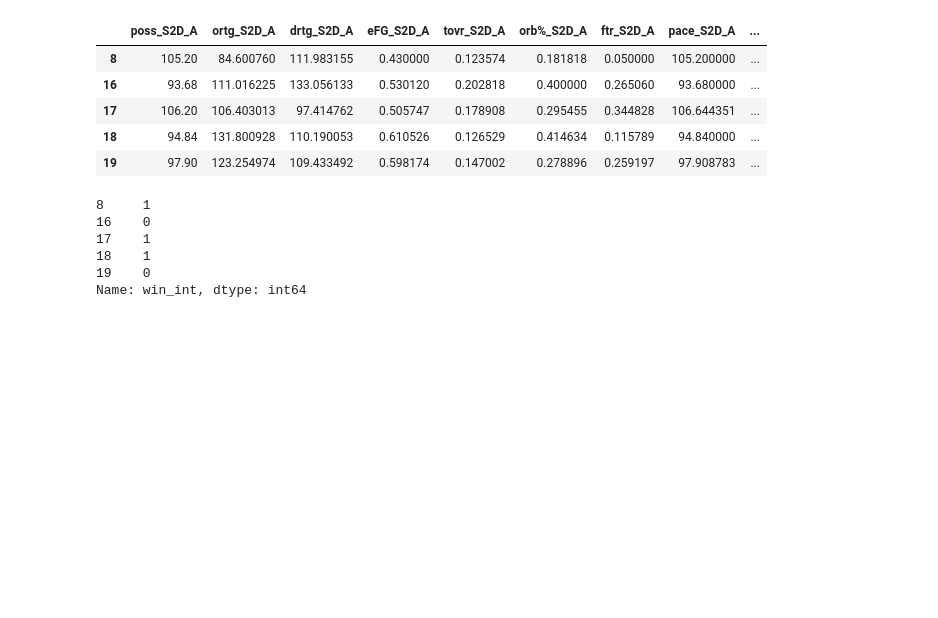
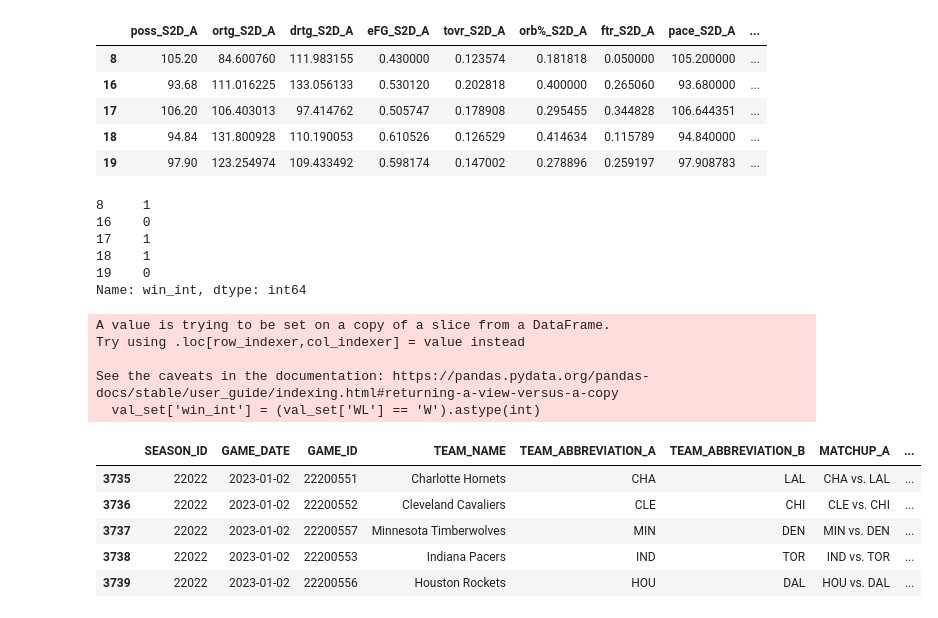
Before and after one commit to jelmani/nba-game-predictor, a Jupyter notebook: notebooks/feature-engineering.ipynb, the cells around one changed output. Cells and saved outputs as stored; diff of their text form; code cells hidden in the pictures; blank space fills up the shorter version.

```diff
--- a/notebooks/feature-engineering.ipynb
+++ b/notebooks/feature-engineering.ipynb
@@ -356,5 +356,7 @@ for s in stats:
 | 35 | 22019 | 1610612737 | ATL | Atlanta Hawks | 21900477 | 2019-12-28 | ATL @ CHI | L | 239 | ... |
 | 55 | 22019 | 1610612737 | ATL | Atlanta Hawks | 21900491 | 2019-12-30 | ATL @ ORL | W | 240 | ... |
 | 83 | 22019 | 1610612737 | ATL | Atlanta Hawks | 21900517 | 2020-01-03 | ATL @ BOS | L | 239 | ... |
+# %%
+all_games_copy["game_day_delta"] = (all_games_copy.groupby(['TEAM_ID','SEASON_ID'], sort=False)["GAME_DATE"].transform(lambda x: x.shift(1).expanding().mean()))
 # %%
 all_games_copy[all_games_copy["TEAM_ABBREVIATION"] == "NYK"]
@@ -525,0 +513,17 @@ Name: win_int, dtype: int64
+# %%
+val_set = feature_set[(feature_set["GAME_DATE"] > "2023") & (feature_set["GAME_DATE"] < "2024")]
+# %%
+val_set['win_int'] = (val_set['WL'] == 'W').astype(int)
+val_set.head()
+# %% [output]
+A value is trying to be set on a copy of a slice from a DataFrame.
+Try using .loc[row_indexer,col_indexer] = value instead
+
+See the caveats in the documentation: https://pandas.pydata.org/pandas-docs/stable/user_guide/indexing.html#returning-a-view-versus-a-copy
+  val_set['win_int'] = (val_set['WL'] == 'W').astype(int)
+|  | SEASON_ID | GAME_DATE | GAME_ID | TEAM_NAME | TEAM_ABBREVIATION_A | TEAM_ABBREVIATION_B | MATCHUP_A | ... |
+| 3735 | 22022 | 2023-01-02 | 22200551 | Charlotte Hornets | CHA | LAL | CHA vs. LAL | ... |
+| 3736 | 22022 | 2023-01-02 | 22200552 | Cleveland Cavaliers | CLE | CHI | CLE vs. CHI | ... |
+| 3737 | 22022 | 2023-01-02 | 22200557 | Minnesota Timberwolves | MIN | DEN | MIN vs. DEN | ... |
+| 3738 | 22022 | 2023-01-02 | 22200553 | Indiana Pacers | IND | TOR | IND vs. TOR | ... |
+| 3739 | 22022 | 2023-01-02 | 22200556 | Houston Rockets | HOU | DAL | HOU vs. DAL | ... |
```
Also changed, not shown: parts of 11 cells of this notebook, 1 other file.
